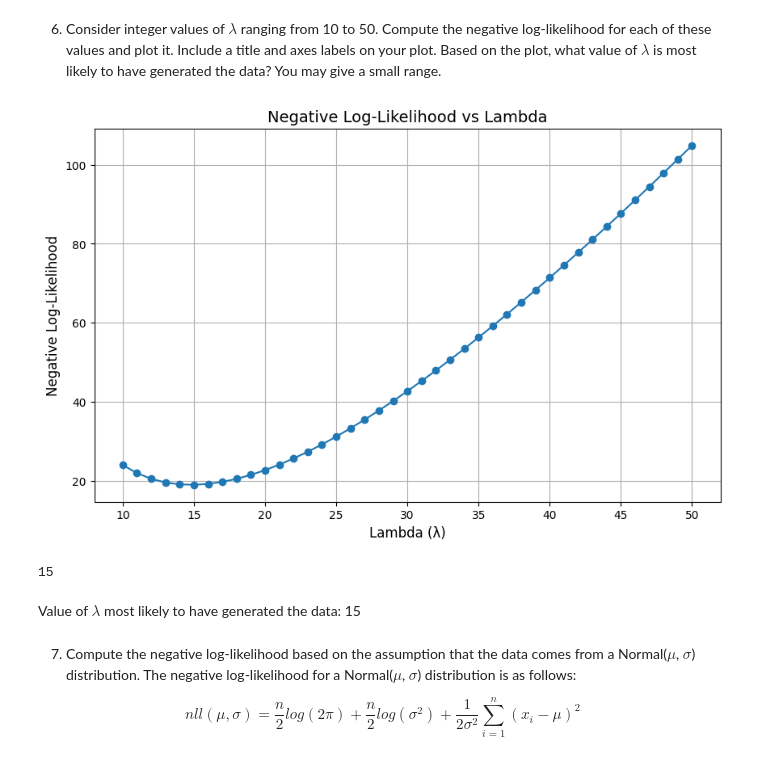
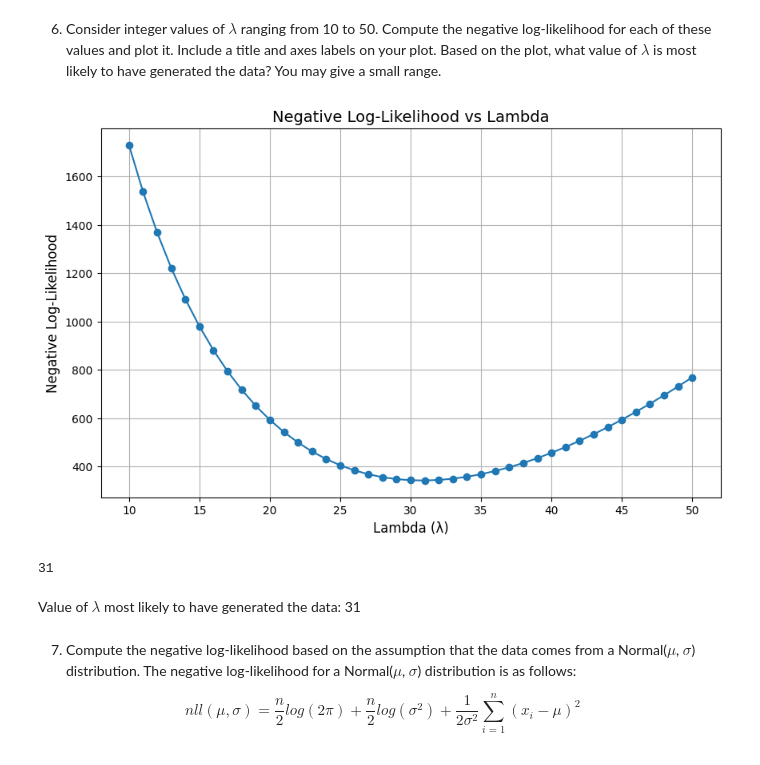
Before and after one commit to aarishlakhani/Machine-Learning, a Jupyter notebook: FridgeLightFailure.ipynb, the cells around one changed output. Drawn from its saved outputs; the diff is of its cells as text; code cells hidden in the pictures.

```diff
--- a/FridgeLightFailure.ipynb
+++ b/FridgeLightFailure.ipynb
@@ -185,27 +185,27 @@ poissonNegLogLikelihood(25, dummy_data.x)
 # %%
 # Defining the range of lambda values to test
 lambda_values = range(10, 51)
 
 # Computing the negative log-likelihood for each lambda
-nll_values = [poissonNegLogLikelihood(lmbda, dummy_data['x']) for lmbda in lambda_values]
+nll_values = [poissonNegLogLikelihood(lmbda, cleaned_data_no_errors['x']) for lmbda in lambda_values]
 
 # Ploting the results
 plt.figure(figsize=(10, 6))
 plt.plot(lambda_values, nll_values, marker='o', linestyle='-')
 plt.title('Negative Log-Likelihood vs Lambda', fontsize=14)
 plt.xlabel('Lambda (λ)', fontsize=12)
 plt.ylabel('Negative Log-Likelihood', fontsize=12)
 plt.grid(True)
 plt.show()
 
 # Identifing the lambda value with the minimum negative log-likelihood
 optimal_lambda = lambda_values[np.argmin(nll_values)]
 print(optimal_lambda)
 # %% [output]
-[figure, old version]
+[figure, new version]
-15
+31
 # %% [markdown]
-Value of $\lambda$ most likely to have generated the data: 15
+Value of $\lambda$ most likely to have generated the data: 31
 # %% [markdown]
 7. Compute the negative log-likelihood based on the assumption that the data comes from a Normal($\mu$, $\sigma$) distribution. The negative log-likelihood for a Normal($\mu$, $\sigma$) distribution is as follows:
 
```
Also changed, not shown: parts of 9 cells of this notebook.
